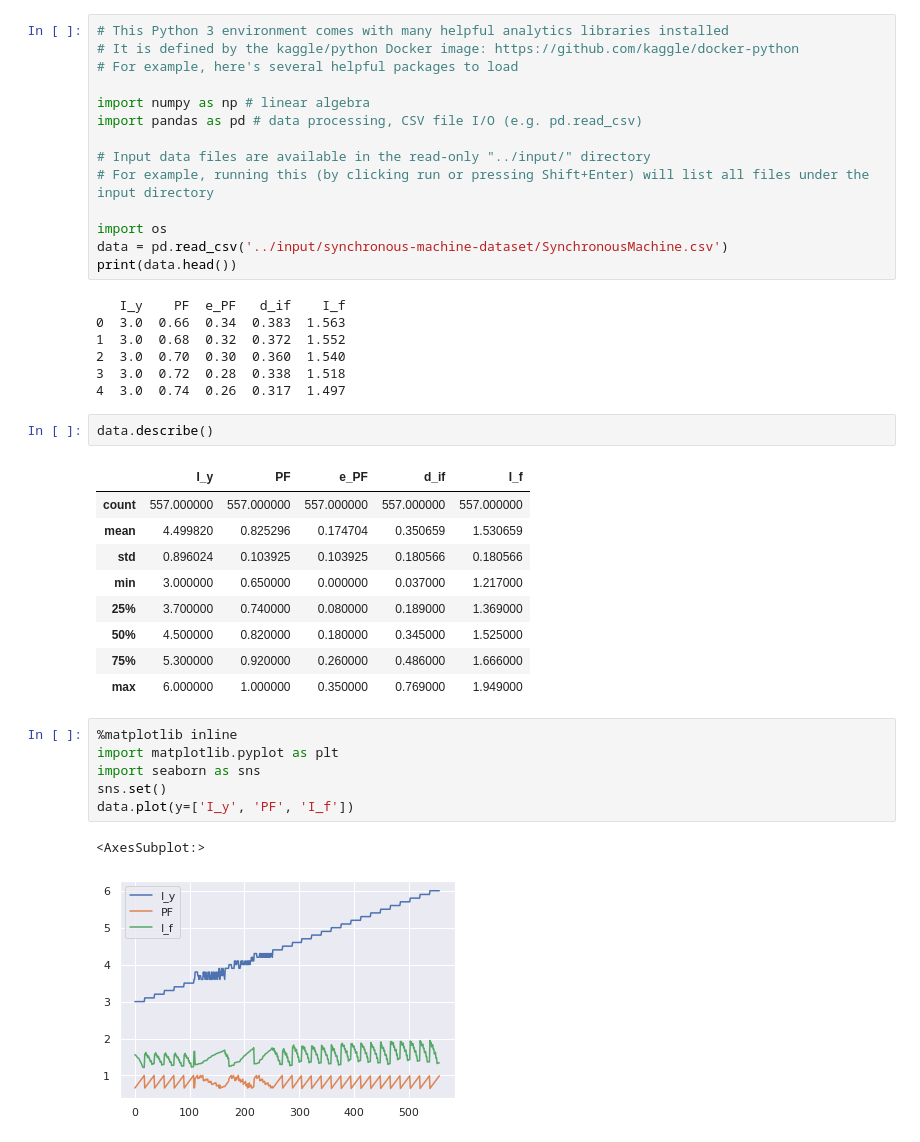
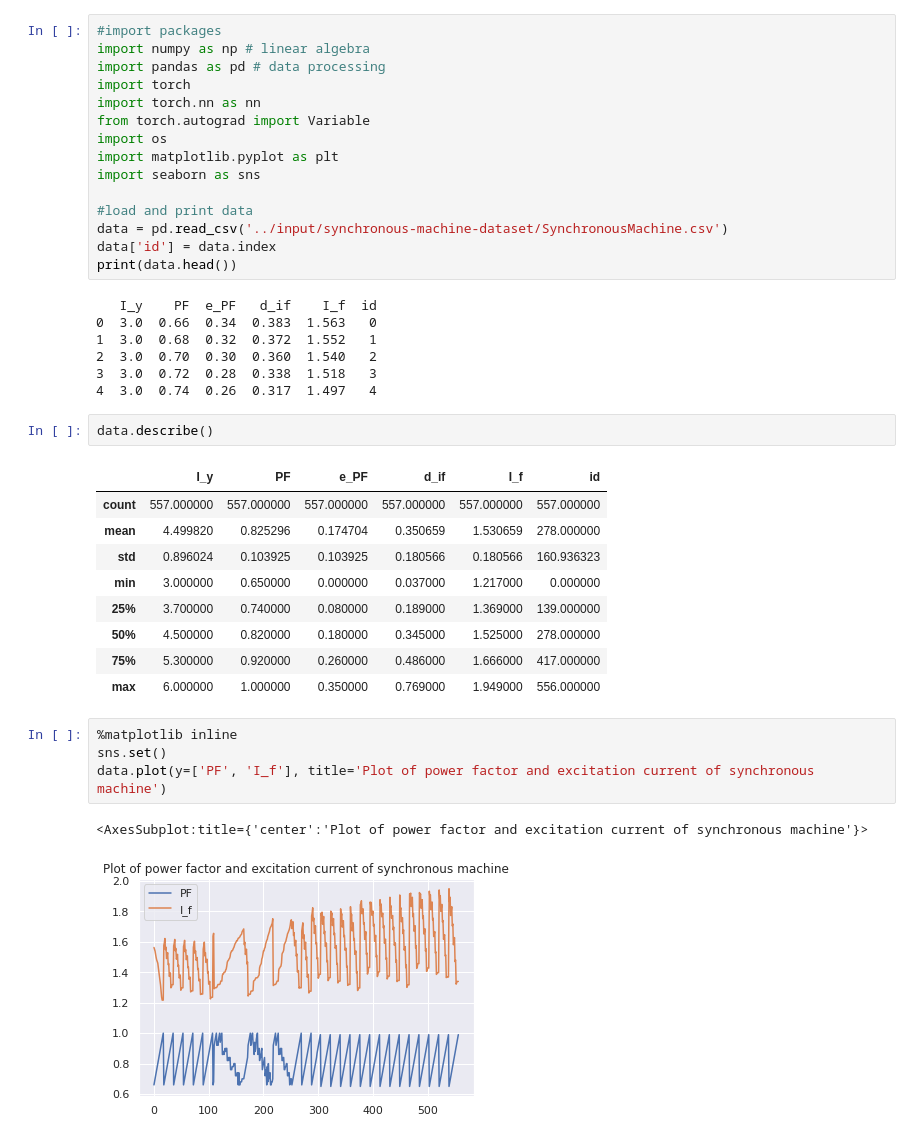
Before and after one commit to Cepera90/sync_maschine, a Jupyter notebook: sync-maschine.ipynb, the cells around one changed output. Saved outputs shown, nothing was run; the diff lists cells and outputs as text.

Commit message:
Kaggle Notebook | sync_maschine | Version 2

```diff
--- a/sync-maschine.ipynb
+++ b/sync-maschine.ipynb
@@ -1,43 +1,42 @@
-# %%
-# This Python 3 environment comes with many helpful analytics libraries installed
-# It is defined by the kaggle/python Docker image: https://github.com/kaggle/docker-python
-# For example, here's several helpful packages to load
-
-import numpy as np # linear algebra
-import pandas as pd # data processing, CSV file I/O (e.g. pd.read_csv)
-
-# Input data files are available in the read-only "../input/" directory
-# For example, running this (by clicking run or pressing Shift+Enter) will list all files under the input directory
-
-import os
-data = pd.read_csv('../input/synchronous-machine-dataset/SynchronousMachine.csv')
-print(data.head())
-# %% [output]
-   I_y    PF  e_PF   d_if    I_f
-0  3.0  0.66  0.34  0.383  1.563
-1  3.0  0.68  0.32  0.372  1.552
-2  3.0  0.70  0.30  0.360  1.540
-3  3.0  0.72  0.28  0.338  1.518
-4  3.0  0.74  0.26  0.317  1.497
+# %%
+#import packages
+import numpy as np # linear algebra
+import pandas as pd # data processing
+import torch
+import torch.nn as nn
+from torch.autograd import Variable
+import os
+import matplotlib.pyplot as plt
+import seaborn as sns
+
+#load and print data
+data = pd.read_csv('../input/synchronous-machine-dataset/SynchronousMachine.csv')
+data['id'] = data.index
+print(data.head())
+# %% [output]
+   I_y    PF  e_PF   d_if    I_f  id
+0  3.0  0.66  0.34  0.383  1.563   0
+1  3.0  0.68  0.32  0.372  1.552   1
+2  3.0  0.70  0.30  0.360  1.540   2
+3  3.0  0.72  0.28  0.338  1.518   3
+4  3.0  0.74  0.26  0.317  1.497   4
 # %%
 data.describe()
 # %% [output]
-|  | I_y | PF | e_PF | d_if | I_f |
-| count | 557.000000 | 557.000000 | 557.000000 | 557.000000 | 557.000000 |
-| mean | 4.499820 | 0.825296 | 0.174704 | 0.350659 | 1.530659 |
-| std | 0.896024 | 0.103925 | 0.103925 | 0.180566 | 0.180566 |
-| min | 3.000000 | 0.650000 | 0.000000 | 0.037000 | 1.217000 |
-| 25% | 3.700000 | 0.740000 | 0.080000 | 0.189000 | 1.369000 |
-| 50% | 4.500000 | 0.820000 | 0.180000 | 0.345000 | 1.525000 |
-| 75% | 5.300000 | 0.920000 | 0.260000 | 0.486000 | 1.666000 |
-| max | 6.000000 | 1.000000 | 0.350000 | 0.769000 | 1.949000 |
+|  | I_y | PF | e_PF | d_if | I_f | id |
+| count | 557.000000 | 557.000000 | 557.000000 | 557.000000 | 557.000000 | 557.000000 |
+| mean | 4.499820 | 0.825296 | 0.174704 | 0.350659 | 1.530659 | 278.000000 |
+| std | 0.896024 | 0.103925 | 0.103925 | 0.180566 | 0.180566 | 160.936323 |
+| min | 3.000000 | 0.650000 | 0.000000 | 0.037000 | 1.217000 | 0.000000 |
+| 25% | 3.700000 | 0.740000 | 0.080000 | 0.189000 | 1.369000 | 139.000000 |
+| 50% | 4.500000 | 0.820000 | 0.180000 | 0.345000 | 1.525000 | 278.000000 |
+| 75% | 5.300000 | 0.920000 | 0.260000 | 0.486000 | 1.666000 | 417.000000 |
+| max | 6.000000 | 1.000000 | 0.350000 | 0.769000 | 1.949000 | 556.000000 |
 # %%
 %matplotlib inline
-import matplotlib.pyplot as plt
-import seaborn as sns
 sns.set()
-data.plot(y=['I_y', 'PF', 'I_f'])
+data.plot(y=['PF', 'I_f'], title='Plot of power factor and excitation current of synchronous machine')
 # %% [output]
-<AxesSubplot:>
+<AxesSubplot:title={'center':'Plot of power factor and excitation current of synchronous machine'}>
-[figure, old version]
+[figure, new version]
 # %%
```
Also changed, not shown: parts of 6 cells of this notebook.
